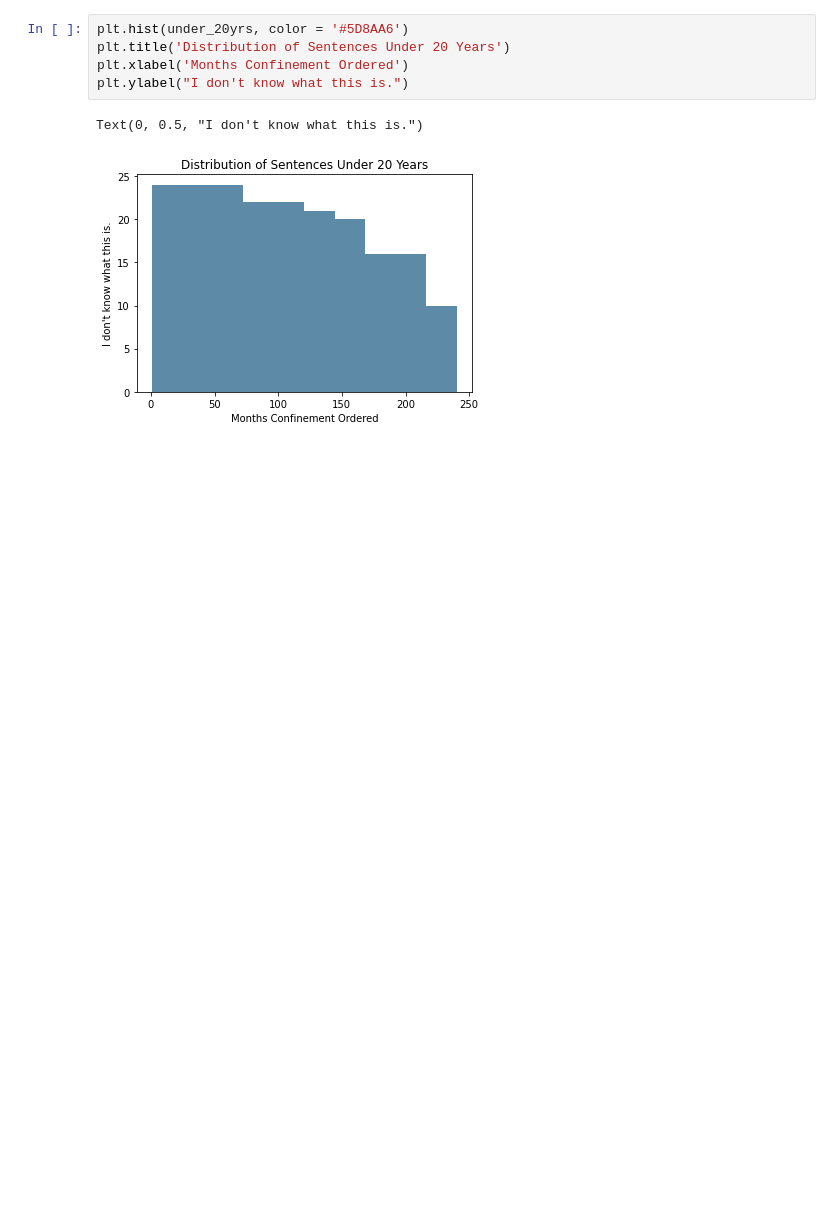
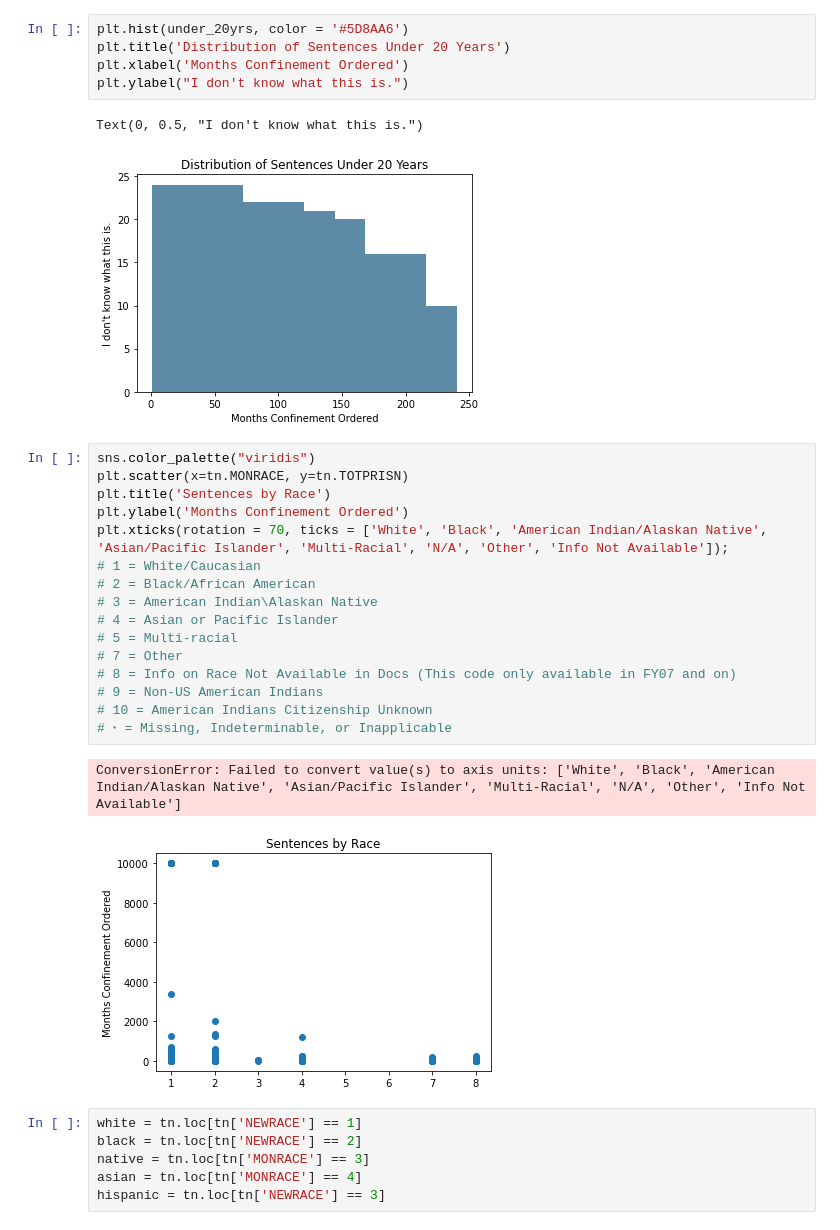
Before and after one commit to jenwhitson/sentencing_project, a Jupyter notebook: notebooks/individual_offender_eda.ipynb, the cells around one changed output. Drawn from its saved outputs; the diff is of its cells as text; blank space fills up the shorter version.

```diff
--- a/notebooks/individual_offender_eda.ipynb
+++ b/notebooks/individual_offender_eda.ipynb
@@ -1228,3 +1228,28 @@ plt.ylabel("I don't know what this is.")
 # %% [output]
 Text(0, 0.5, "I don't know what this is.")
 [figure]
+# %%
+sns.color_palette("viridis")
+plt.scatter(x=tn.MONRACE, y=tn.TOTPRISN)
+plt.title('Sentences by Race')
+plt.ylabel('Months Confinement Ordered')
+plt.xticks(rotation = 70, ticks = ['White', 'Black', 'American Indian/Alaskan Native', 'Asian/Pacific Islander', 'Multi-Racial', 'N/A', 'Other', 'Info Not Available']);
+# 1 = White/Caucasian
+# 2 = Black/African American
+# 3 = American Indian\Alaskan Native
+# 4 = Asian or Pacific Islander
+# 5 = Multi-racial
+# 7 = Other
+# 8 = Info on Race Not Available in Docs (This code only available in FY07 and on)
+# 9 = Non-US American Indians
+# 10 = American Indians Citizenship Unknown
+# ꞏ = Missing, Indeterminable, or Inapplicable
+# %% [output]
+ConversionError: Failed to convert value(s) to axis units: ['White', 'Black', 'American Indian/Alaskan Native', 'Asian/Pacific Islander', 'Multi-Racial', 'N/A', 'Other', 'Info Not Available']
+[figure, added]
+# %%
+white = tn.loc[tn['NEWRACE'] == 1]
+black = tn.loc[tn['NEWRACE'] == 2]
+native = tn.loc[tn['MONRACE'] == 3]
+asian = tn.loc[tn['MONRACE'] == 4]
+hispanic = tn.loc[tn['NEWRACE'] == 3]
```
Also changed, not shown: parts of 9 cells of this notebook, 2 other files.
